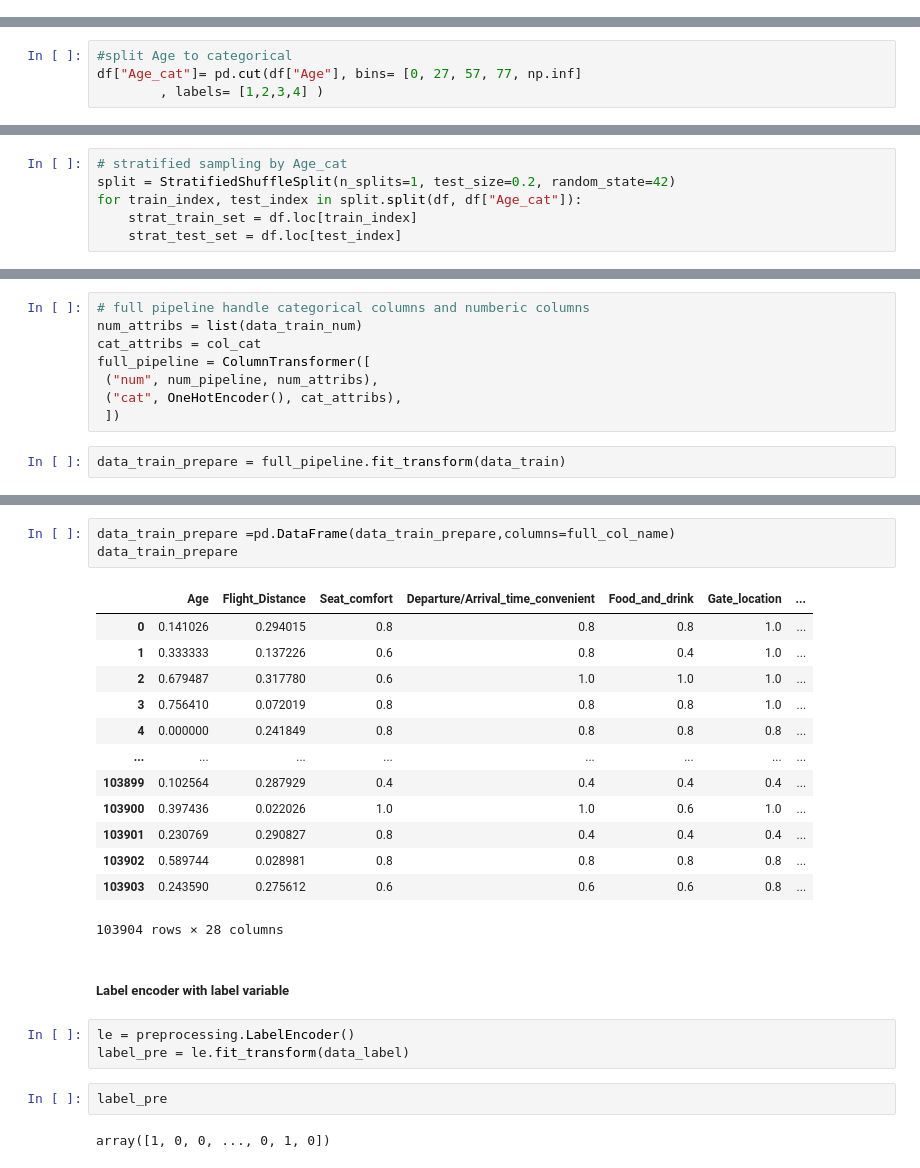
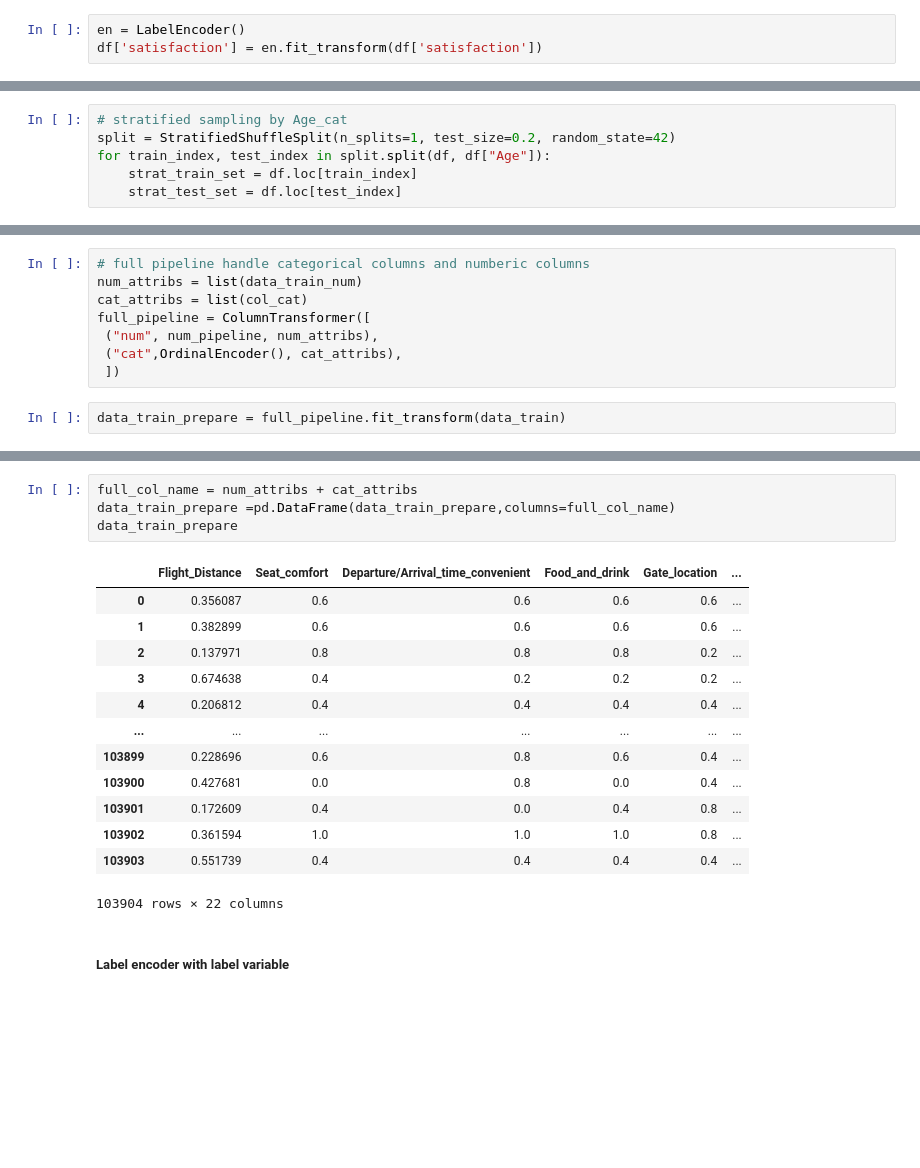
Before and after one commit to nguyen18720/Project_Airline_Satisfaction_Predict, a Jupyter notebook: Project_Datascience.ipynb, the cells around one changed output, grey strips where cells are left out. Saved outputs shown, nothing was run; the diff lists cells and outputs as text; blank space fills up the shorter version.

Commit message:
preprocessing

```diff
--- a/Project_Datascience.ipynb
+++ b/Project_Datascience.ipynb
@@ -275,3 +275,6 @@ Missing_table(df)
 # %% [output]
 |  | Sum_of_na | Percent_na |
 | Arrival_Delay_in_Minutes | 393 | 0.003026 |
+# %%
+en = LabelEncoder()
+df['satisfaction'] = en.fit_transform(df['satisfaction'])
@@ -553,7 +438,3 @@ Departure_Delay_in_Minutes is highly correlated with Arrival_Delay_in_Minutes
 #### Build function
 # %% [markdown]
 #### Using sklearn
-# %%
-#split Age to categorical
-df["Age_cat"]= pd.cut(df["Age"], bins= [0, 27, 57, 77, np.inf]
-        , labels= [1,2,3,4] )
@@ -576,6 +443,6 @@ df
 # %%
 # stratified sampling by Age_cat
 split = StratifiedShuffleSplit(n_splits=1, test_size=0.2, random_state=42)
-for train_index, test_index in split.split(df, df["Age_cat"]):
+for train_index, test_index in split.split(df, df["Age"]):
     strat_train_set = df.loc[train_index]
     strat_test_set = df.loc[test_index]
@@ -666,10 +567,10 @@ num_pipeline = Pipeline([
 # %%
 # full pipeline handle categorical columns and numberic columns
 num_attribs = list(data_train_num)
-cat_attribs = col_cat
+cat_attribs = list(col_cat)
 full_pipeline = ColumnTransformer([
  ("num", num_pipeline, num_attribs),
- ("cat", OneHotEncoder(), cat_attribs),
+ ("cat",OrdinalEncoder(), cat_attribs),
  ])
 # %%
 data_train_prepare = full_pipeline.fit_transform(data_train)
@@ -681,26 +593,20 @@ full_col_name = num_attribs + col_cat_after
 # %%
+full_col_name = num_attribs + cat_attribs
 data_train_prepare =pd.DataFrame(data_train_prepare,columns=full_col_name)
 data_train_prepare
 # %% [output]
-|  | Age | Flight_Distance | Seat_comfort | Departure/Arrival_time_convenient | Food_and_drink | Gate_location | ... |
-| 0 | 0.141026 | 0.294015 | 0.8 | 0.8 | 0.8 | 1.0 | ... |
-| 1 | 0.333333 | 0.137226 | 0.6 | 0.8 | 0.4 | 1.0 | ... |
-| 2 | 0.679487 | 0.317780 | 0.6 | 1.0 | 1.0 | 1.0 | ... |
-| 3 | 0.756410 | 0.072019 | 0.8 | 0.8 | 0.8 | 1.0 | ... |
-| 4 | 0.000000 | 0.241849 | 0.8 | 0.8 | 0.8 | 0.8 | ... |
-| ... | ... | ... | ... | ... | ... | ... | ... |
-| 103899 | 0.102564 | 0.287929 | 0.4 | 0.4 | 0.4 | 0.4 | ... |
-| 103900 | 0.397436 | 0.022026 | 1.0 | 1.0 | 0.6 | 1.0 | ... |
-| 103901 | 0.230769 | 0.290827 | 0.8 | 0.4 | 0.4 | 0.4 | ... |
-| 103902 | 0.589744 | 0.028981 | 0.8 | 0.8 | 0.8 | 0.8 | ... |
-| 103903 | 0.243590 | 0.275612 | 0.6 | 0.6 | 0.6 | 0.8 | ... |
+|  | Flight_Distance | Seat_comfort | Departure/Arrival_time_convenient | Food_and_drink | Gate_location | ... |
+| 0 | 0.356087 | 0.6 | 0.6 | 0.6 | 0.6 | ... |
+| 1 | 0.382899 | 0.6 | 0.6 | 0.6 | 0.6 | ... |
+| 2 | 0.137971 | 0.8 | 0.8 | 0.8 | 0.2 | ... |
+| 3 | 0.674638 | 0.4 | 0.2 | 0.2 | 0.2 | ... |
+| 4 | 0.206812 | 0.4 | 0.4 | 0.4 | 0.4 | ... |
+| ... | ... | ... | ... | ... | ... | ... |
+| 103899 | 0.228696 | 0.6 | 0.8 | 0.6 | 0.4 | ... |
+| 103900 | 0.427681 | 0.0 | 0.8 | 0.0 | 0.4 | ... |
+| 103901 | 0.172609 | 0.4 | 0.0 | 0.4 | 0.8 | ... |
+| 103902 | 0.361594 | 1.0 | 1.0 | 1.0 | 0.8 | ... |
+| 103903 | 0.551739 | 0.4 | 0.4 | 0.4 | 0.4 | ... |
-103904 rows × 28 columns
+103904 rows × 22 columns
 # %% [markdown]
 ##### Label encoder with label variable
-# %%
-le = preprocessing.LabelEncoder()
-label_pre = le.fit_transform(data_label)
-# %%
-label_pre
-# %% [output]
-array([1, 0, 0, ..., 0, 1, 0])
```
Also changed, not shown: parts of 32 cells of this notebook.
